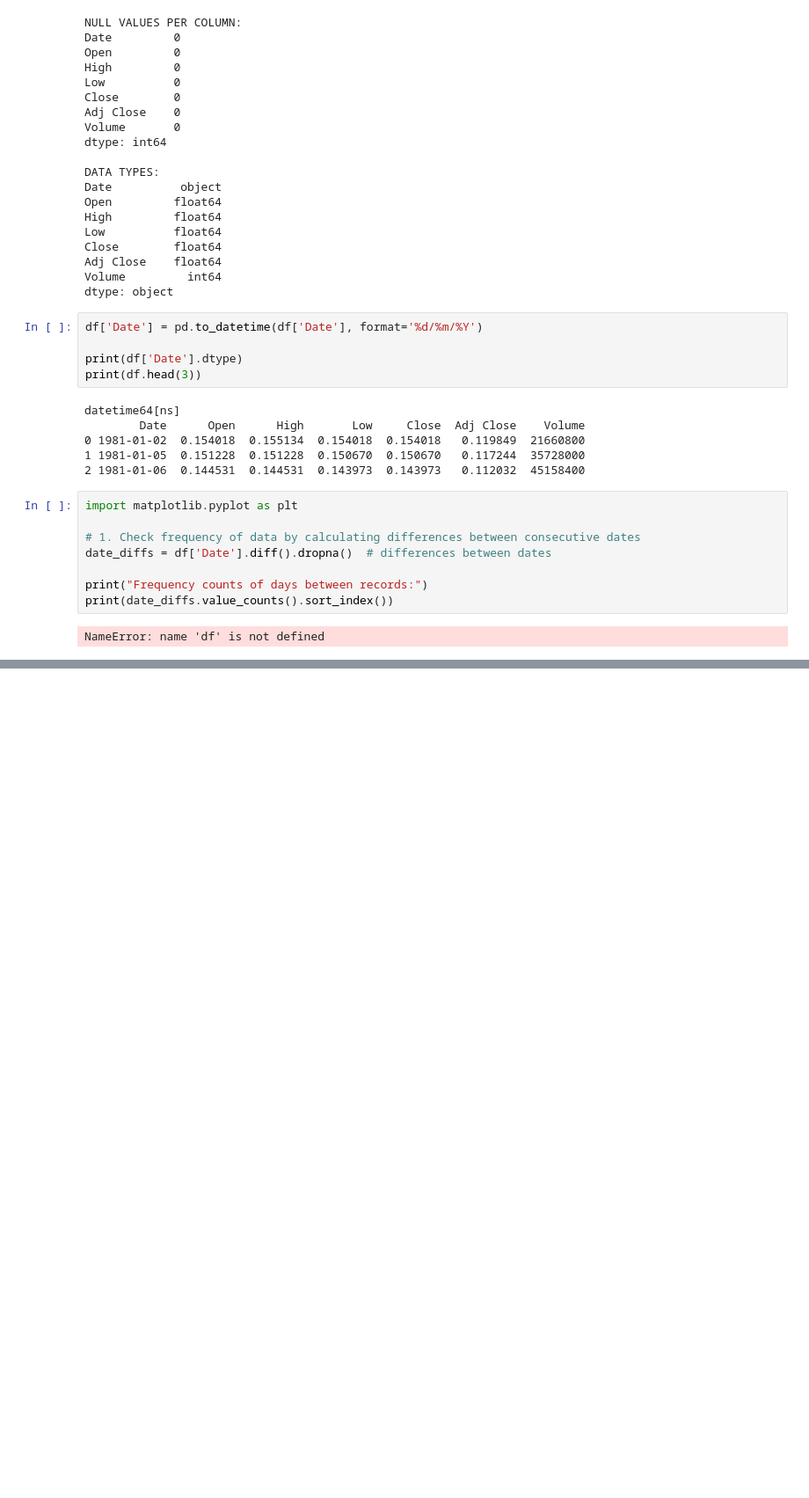
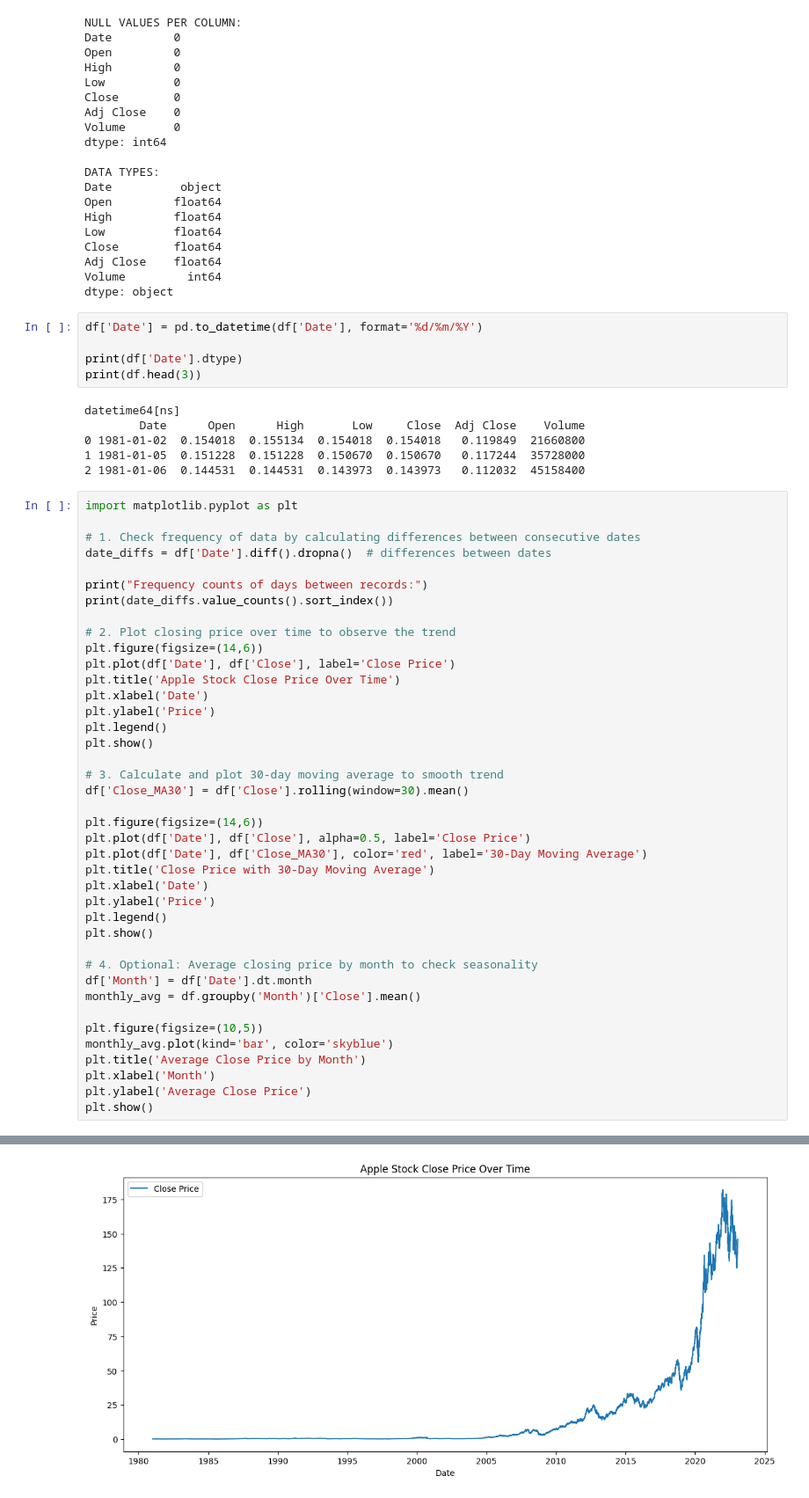
Before and after one commit to mila-klimovich/DI-Bootcamp, a Jupyter notebook: week12/day3/week12project.ipynb, the cells around one changed output, grey strips where cells are left out. Shown at 88% size. Drawn from its saved outputs; the diff is of its cells as text; blank space fills up the shorter version.

Commit message:
week12 project visualization and statistical analysis done

```diff
--- a/week12/day3/week12project.ipynb
+++ b/week12/day3/week12project.ipynb
@@ -72,13 +73,44 @@ datetime64[ns]
 0 1981-01-02  0.154018  0.155134  0.154018  0.154018   0.119849  21660800
 1 1981-01-05  0.151228  0.151228  0.150670  0.150670   0.117244  35728000
 2 1981-01-06  0.144531  0.144531  0.143973  0.143973   0.112032  45158400
-# %%
-import matplotlib.pyplot as plt
-
-# 1. Check frequency of data by calculating differences between consecutive dates
-date_diffs = df['Date'].diff().dropna()  # differences between dates
-
-print("Frequency counts of days between records:")
-print(date_diffs.value_counts().sort_index())
-# %% [output]
-NameError: name 'df' is not defined
+# %%
+import matplotlib.pyplot as plt
+
+# 1. Check frequency of data by calculating differences between consecutive dates
+date_diffs = df['Date'].diff().dropna()  # differences between dates
+
+print("Frequency counts of days between records:")
+print(date_diffs.value_counts().sort_index())
+
+# 2. Plot closing price over time to observe the trend
+plt.figure(figsize=(14,6))
+plt.plot(df['Date'], df['Close'], label='Close Price')
+plt.title('Apple Stock Close Price Over Time')
+plt.xlabel('Date')
+plt.ylabel('Price')
+plt.legend()
+plt.show()
+
+# 3. Calculate and plot 30-day moving average to smooth trend
+df['Close_MA30'] = df['Close'].rolling(window=30).mean()
+
+plt.figure(figsize=(14,6))
+plt.plot(df['Date'], df['Close'], alpha=0.5, label='Close Price')
+plt.plot(df['Date'], df['Close_MA30'], color='red', label='30-Day Moving Average')
+plt.title('Close Price with 30-Day Moving Average')
+plt.xlabel('Date')
+plt.ylabel('Price')
+plt.legend()
+plt.show()
+
+# 4. Optional: Average closing price by month to check seasonality
+df['Month'] = df['Date'].dt.month
+monthly_avg = df.groupby('Month')['Close'].mean()
+
+plt.figure(figsize=(10,5))
+monthly_avg.plot(kind='bar', color='skyblue')
+plt.title('Average Close Price by Month')
+plt.xlabel('Month')
+plt.ylabel('Average Close Price')
+plt.show()
+# %% [output]
@@ -84,0 +126 @@ NameError: name 'df' is not defined
+[figure, added]
```
Also changed, not shown: parts of 6 cells of this notebook.
